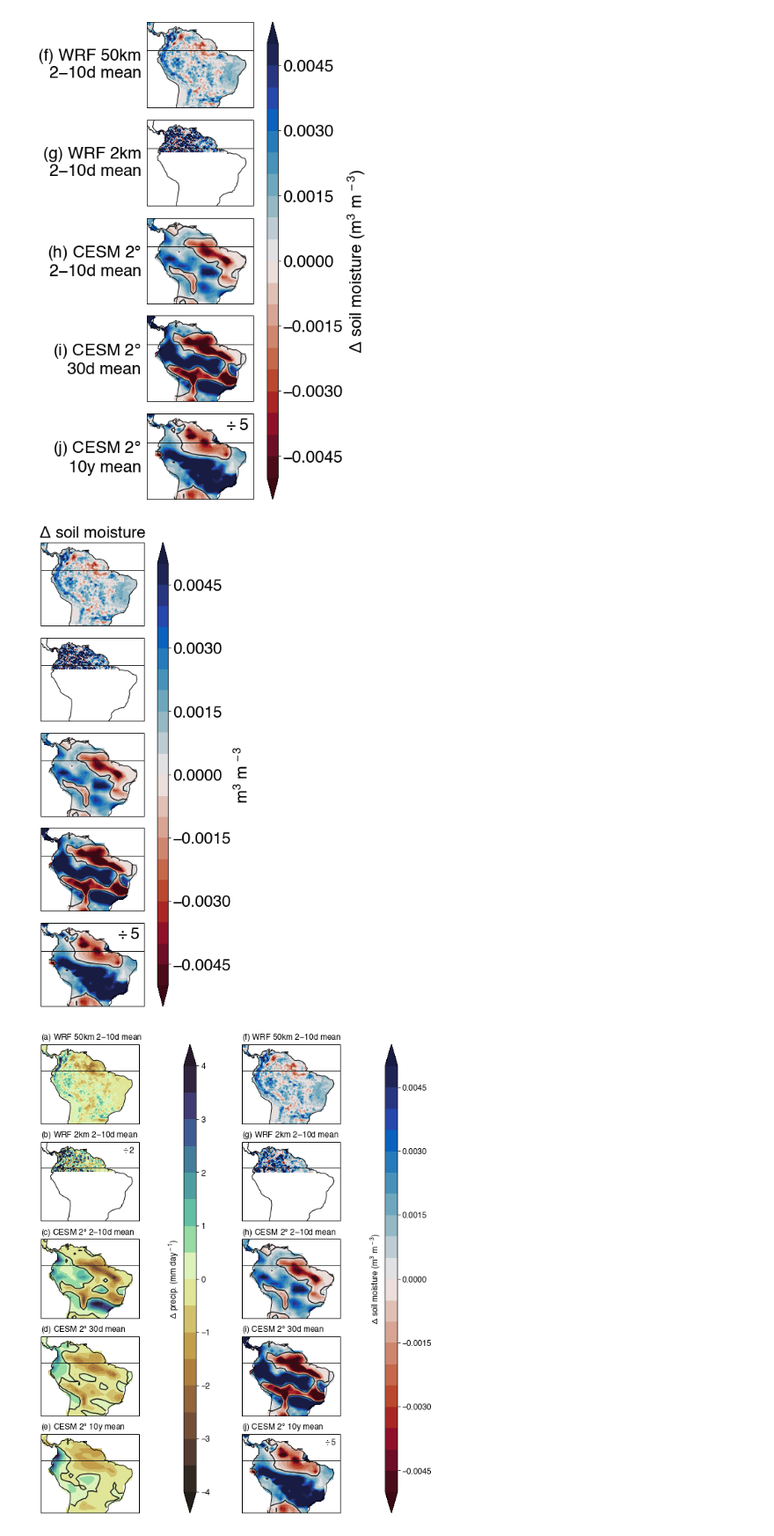
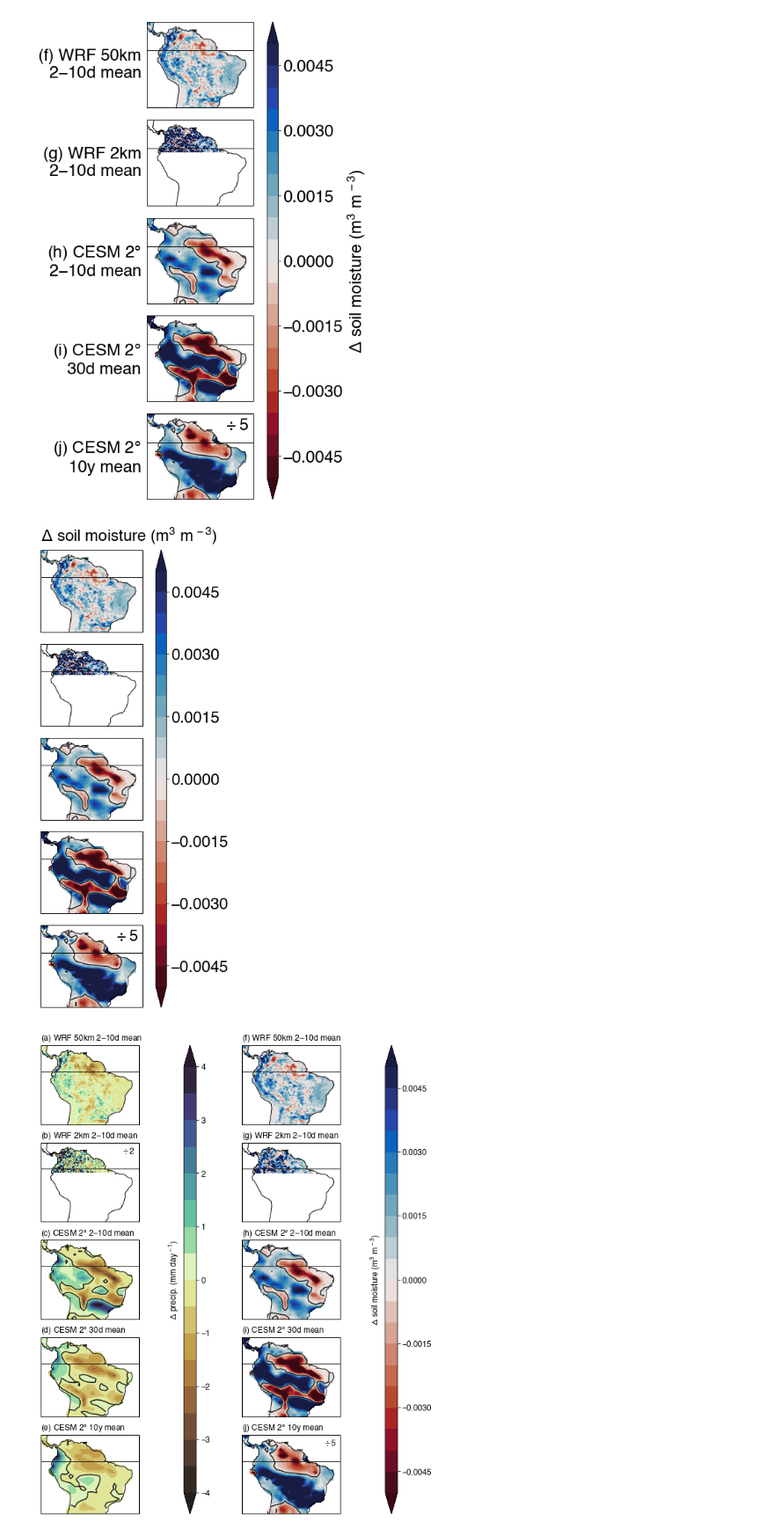
Before and after one commit to bairdlangenbrunner/amazon-phys-response-paper, a Jupyter notebook: scripts/POSTER_precip_and_soil_moisture_maps.ipynb, the cells around one changed output. Shown at 88% size. Drawn from its saved outputs; the diff is of its cells as text; code cells hidden in the pictures.

```diff
--- a/scripts/POSTER_precip_and_soil_moisture_maps.ipynb
+++ b/scripts/POSTER_precip_and_soil_moisture_maps.ipynb
@@ -1545,36 +1546,36 @@ ax2.coastlines()
 ax3.coastlines()
 ax4.coastlines()
 ax5.coastlines()
 
 fig.tight_layout()
 
 # ax1.text(s='(f) WRF 50km\n2$-$10d mean', x=-.05, y=0.5, transform=ax1.transAxes, fontsize=fontsize, ha='right', va='center')
 # ax2.text(s='(g) WRF 2km\n2$-$10d mean', x=-.05, y=0.5, transform=ax2.transAxes, fontsize=fontsize, ha='right', va='center')
 # ax3.text(s='(h) CESM 2$\degree$\n2$-$10d mean', x=-.05, y=0.5, transform=ax3.transAxes, fontsize=fontsize, ha='right', va='center')
 # ax4.text(s='(i) CESM 2$\degree$\n30d mean', x=-.05, y=0.5, transform=ax4.transAxes, fontsize=fontsize, ha='right', va='center')
 # ax5.text(s='(j) CESM 2$\degree$\n10y mean', x=-.05, y=0.5, transform=ax5.transAxes, fontsize=fontsize, ha='right', va='center')
 #ax2.text(s='$\div$ 2', x=0.96, y=0.95, transform=ax2.transAxes, fontsize=fontsize, ha='right', va='top')
 ax5.text(s='$\div$ 5', x=0.96, y=0.95, transform=ax5.transAxes, fontsize=fontsize, ha='right', va='top')
-ax1.text(s='$\Delta$ soil moisture', x=0.5, y=1.02, transform=ax1.transAxes, fontsize=fontsize, ha='center', va='bottom')
+ax1.text(s='$\Delta$ soil moisture (m$^3$ m$^{\,-3}$)', x=0., y=1.05, transform=ax1.transAxes, fontsize=fontsize, ha='left', va='bottom')
 
 ax1.axhline(0, lw='1', color='0.1', ls='-')
 ax2.axhline(0, lw='1', color='0.1', ls='-')
 ax3.axhline(0, lw='1', color='0.1', ls='-')
 ax4.axhline(0, lw='1', color='0.1', ls='-')
 ax5.axhline(0, lw='1', color='0.1', ls='-')
 
 # bottom plots
 axtpos = ax1.get_position()
 axbpos = ax5.get_position()
 
 cbar_ax = fig.add_axes([axbpos.x1,axbpos.y0,0.075,axtpos.y1-axbpos.y0])
 cbar = fig.colorbar(contour1, cax=cbar_ax, orientation='vertical')
 cbar_ax.tick_params(labelsize=fontsize)
-cbar.set_label('m$^3$ m$^{\,-3}$', fontsize=fontsize)
+#cbar.set_label('m$^3$ m$^{\,-3}$', fontsize=fontsize)
 
 fig.savefig('../figures/POSTER_soil_moisture_maps_noletters.pdf', bbox_inches='tight', transparent=True)
 # %% [output]
-[figure, old version]
+[figure, new version]
 # %%
 fontsize=12
 
```
Also changed, not shown: parts of 1 cell of this notebook, 4 other files.
